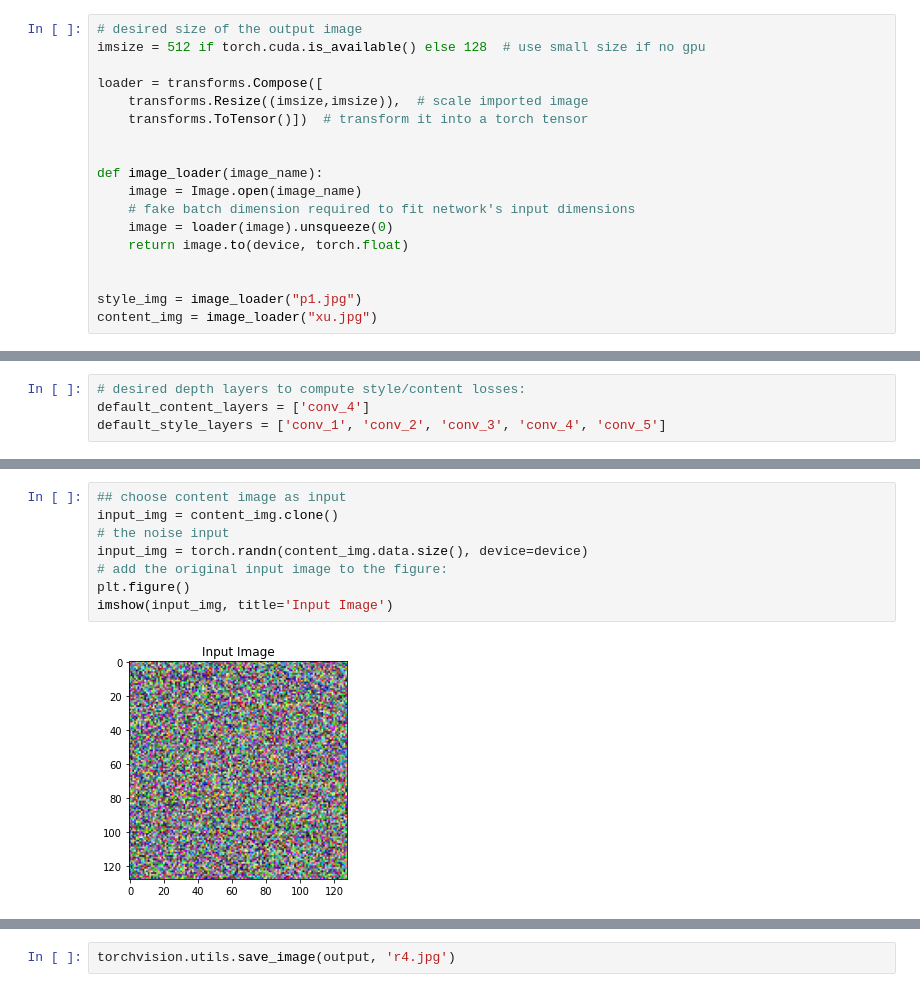
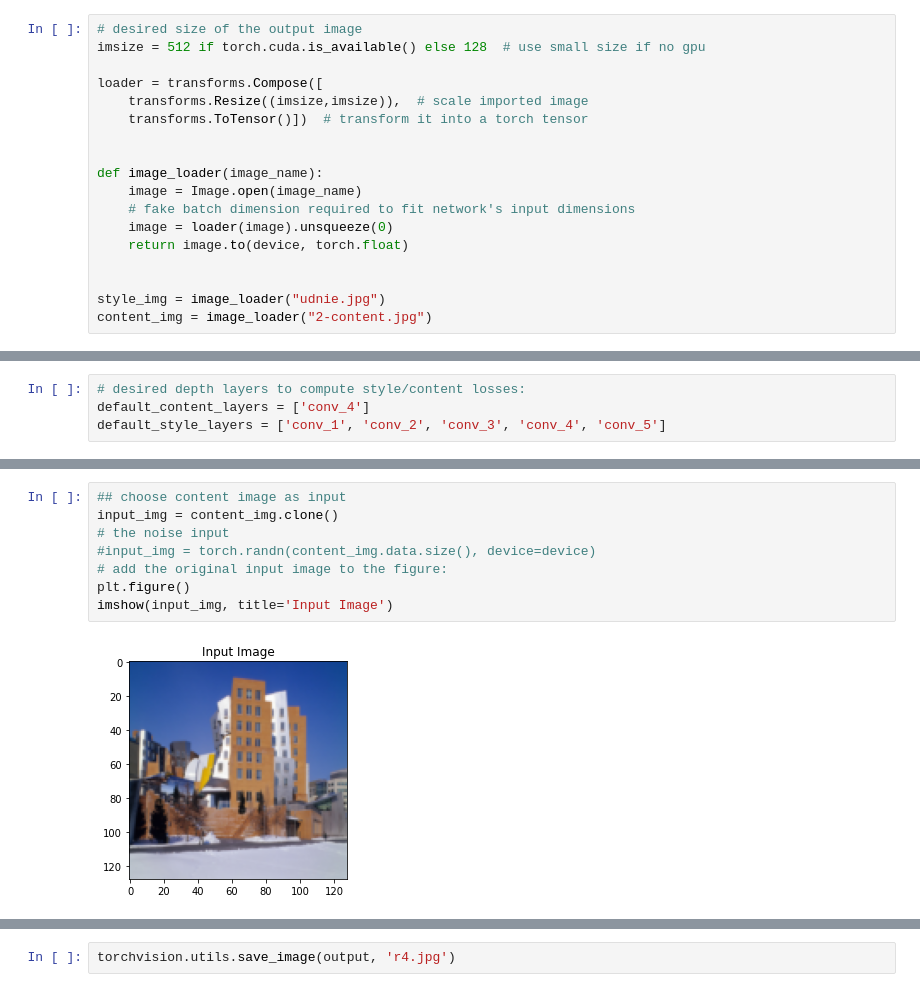
Before and after one commit to JerryTaoHZ/neural_style_1, a Jupyter notebook: cv.ipynb, the cells around one changed output, grey strips where cells are left out. Cells and saved outputs as stored; diff of their text form.

```diff
--- a/cv.ipynb
+++ b/cv.ipynb
@@ -113,8 +113,8 @@ def image_loader(image_name):
     return image.to(device, torch.float)
 
 
-style_img = image_loader("p1.jpg")
-content_img = image_loader("xu.jpg")
+style_img = image_loader("udnie.jpg")
+content_img = image_loader("2-content.jpg")
 # %%
 unloader = transforms.ToPILImage()  # reconvert into PIL image
 
@@ -281,11 +305,11 @@ def style_transfer(model, content_img, style_img, input_img,
 # %%
 ## choose content image as input
 input_img = content_img.clone()
 # the noise input
-input_img = torch.randn(content_img.data.size(), device=device)
+#input_img = torch.randn(content_img.data.size(), device=device)
 # add the original input image to the figure:
 plt.figure()
 imshow(input_img, title='Input Image')
 # %% [output]
-[figure, old version]
+[figure, new version]
 # %%
```
Also changed, not shown: parts of 7 cells of this notebook, 1 other file.
